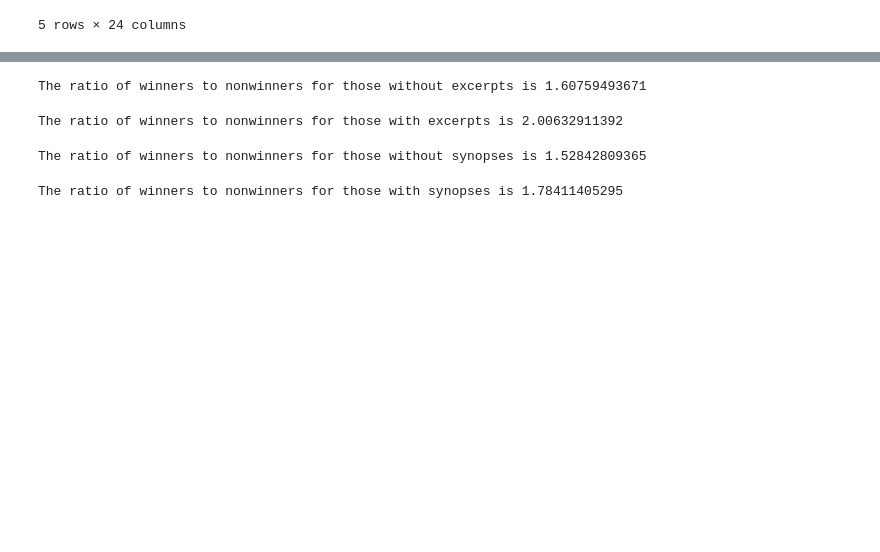
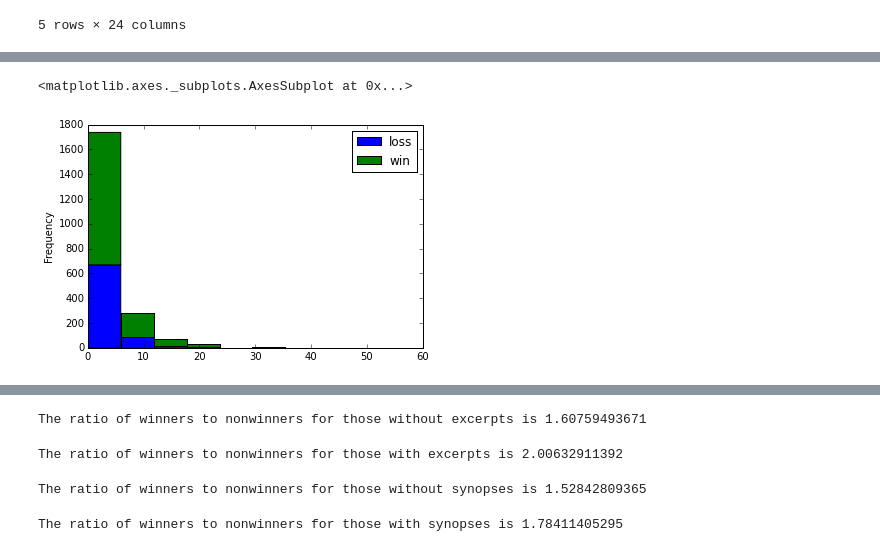
Before and after one commit to nicaless/nanowrimo_ga_project, a Jupyter notebook: analyze/explore novel features.ipynb, the cells around one changed output, grey strips where cells are left out. Drawn from its saved outputs; the diff is of its cells as text; code cells hidden in the pictures; blank space fills up the shorter version.

```diff
--- a/analyze/explore novel features.ipynb
+++ b/analyze/explore novel features.ipynb
@@ -48,0 +59,9 @@ df.plot(kind='scatter', x='paragraphs', y='paragraphs excerpt', c='Winner', colo
+# %%
+#winlose = novel_features[novel_features['num '] >= 200]
+winlose = novel_features
+winlose = winlose.groupby("Winner")
+df = pd.DataFrame({'loss': winlose['num sentences'].get_group(0), 'win': winlose['num sentences'].get_group(1)})
+df.plot(kind='hist', stacked=True)
+# %% [output]
+<matplotlib.axes._subplots.AxesSubplot at 0x...>
+[figure, added]
```
Also changed, not shown: parts of 21 cells of this notebook, 1 other file.
